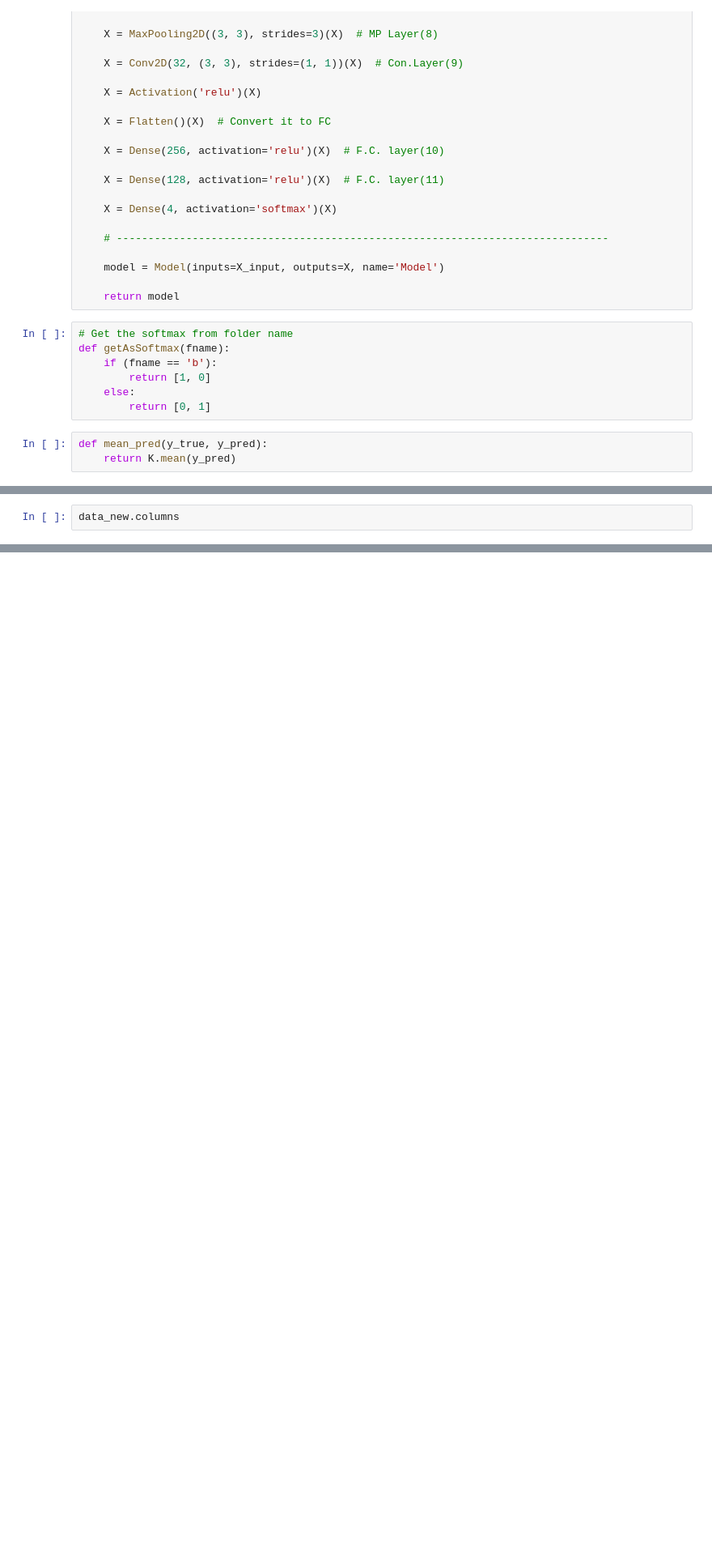
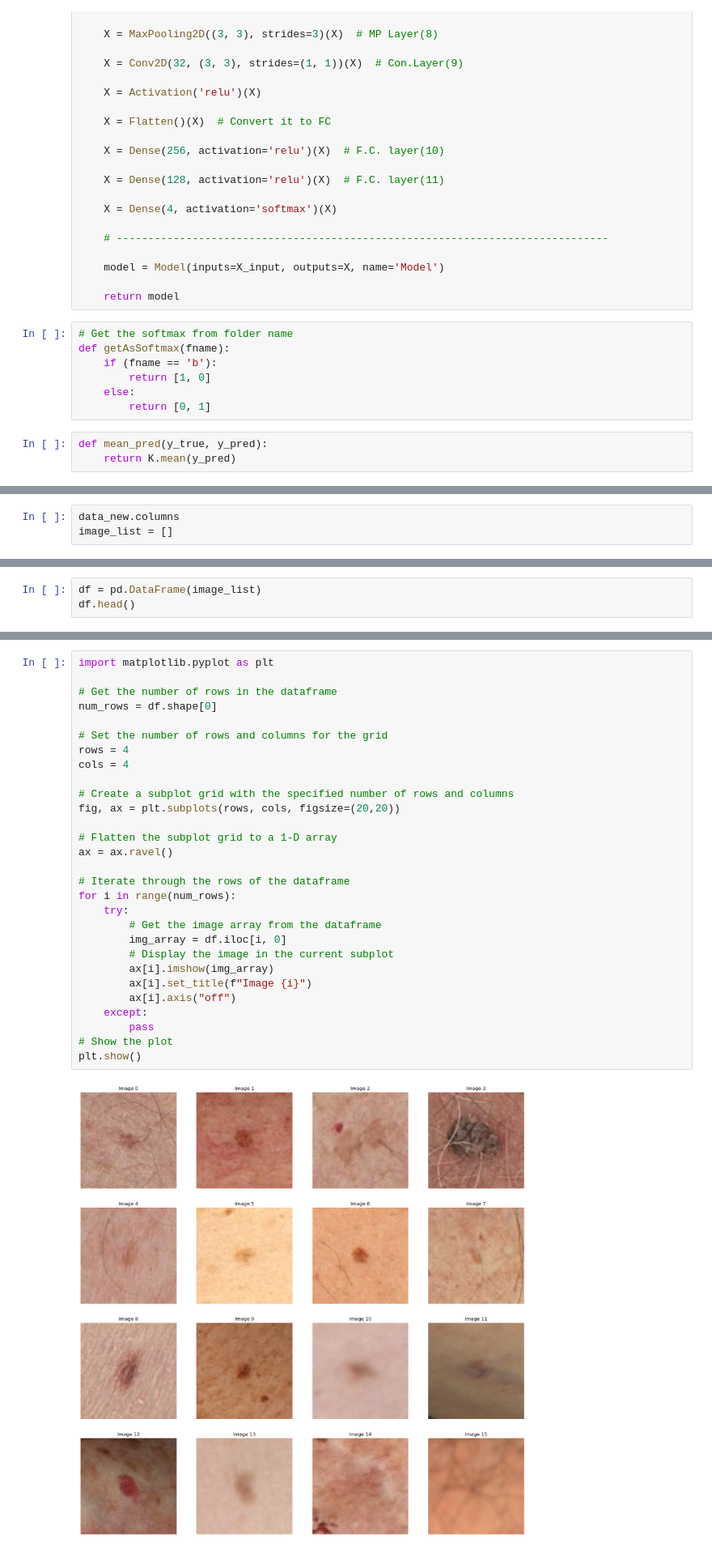
Before and after one commit to Tyagi123/Cancer_Test, a Jupyter notebook: Cancer.ipynb, the cells around one changed output, grey strips where cells are left out. Shown at 81% size. Cells and saved outputs as stored; diff of their text form; blank space fills up the shorter version.

Commit message:
Added Image read

```diff
--- a/Cancer.ipynb
+++ b/Cancer.ipynb
@@ -211,2 +223,3 @@ data_new['imgcrop'] = data_new.apply(lambda _: '', axis=1)
 # %%
 data_new.columns
+image_list = []
@@ -248,0 +245,3 @@ AttributeError: 'Series' object has no attribute 'read'
+# %%
+df = pd.DataFrame(image_list)
+df.head()
@@ -248,0 +255,31 @@ AttributeError: 'Series' object has no attribute 'read'
+# %%
+import matplotlib.pyplot as plt
+
+# Get the number of rows in the dataframe
+num_rows = df.shape[0]
+
+# Set the number of rows and columns for the grid
+rows = 4
+cols = 4
+
+# Create a subplot grid with the specified number of rows and columns
+fig, ax = plt.subplots(rows, cols, figsize=(20,20))
+
+# Flatten the subplot grid to a 1-D array
+ax = ax.ravel()
+
+# Iterate through the rows of the dataframe
+for i in range(num_rows):
+    try:
+        # Get the image array from the dataframe
+        img_array = df.iloc[i, 0]
+        # Display the image in the current subplot
+        ax[i].imshow(img_array)
+        ax[i].set_title(f"Image {i}")
+        ax[i].axis("off")
+    except:
+        pass
+# Show the plot
+plt.show()
+# %% [output]
+[figure, added]
```
Also changed, not shown: parts of 6 cells of this notebook.
